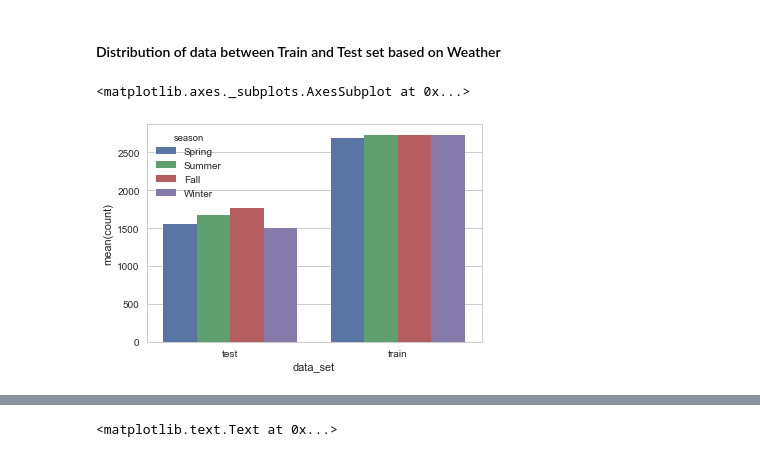
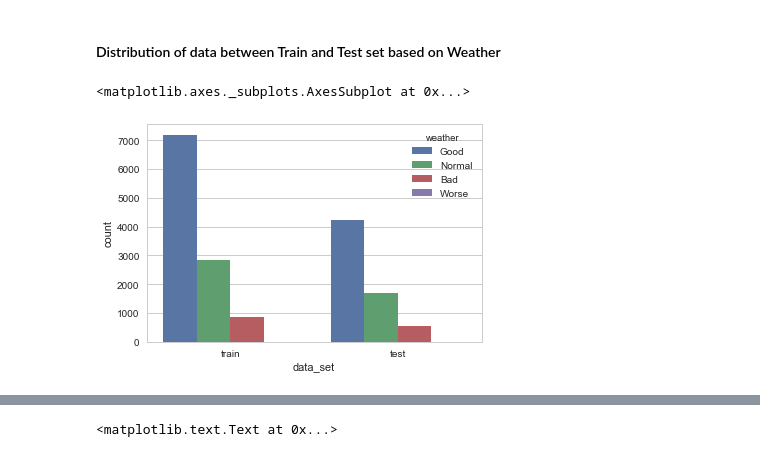
Before and after one commit to LinuxAI-PKU/ml-workspace, a Jupyter notebook: kaggle-bike-sharing-demand/kaggle-bike-sharing-demand.ipynb, the cells around one changed output, grey strips where cells are left out. Saved outputs shown, nothing was run; the diff lists cells and outputs as text; code cells hidden in the pictures.

```diff
--- a/kaggle-bike-sharing-demand/kaggle-bike-sharing-demand.ipynb
+++ b/kaggle-bike-sharing-demand/kaggle-bike-sharing-demand.ipynb
@@ -622,7 +646,11 @@ data
 # %% [markdown]
 #### Distribution of data between Train and Test set based on Weather
+# %%
+weather_map = {1:'Good', 2:'Normal', 3:'Bad', 4:'Worse'}
+data = all_df[['data_set', 'weather']].copy()
+data['weather'] = data['weather'].map(lambda d : weather_map[d])
 # %%
-sns.barplot(x="data_set", y="count", hue="season", data=data)
+sns.countplot(x="data_set", hue="weather", data=data)
 # %% [output]
 <matplotlib.axes._subplots.AxesSubplot at 0x...>
-[figure, old version]
+[figure, new version]
```
Also changed, not shown: parts of 12 cells of this notebook, 1 other file.
